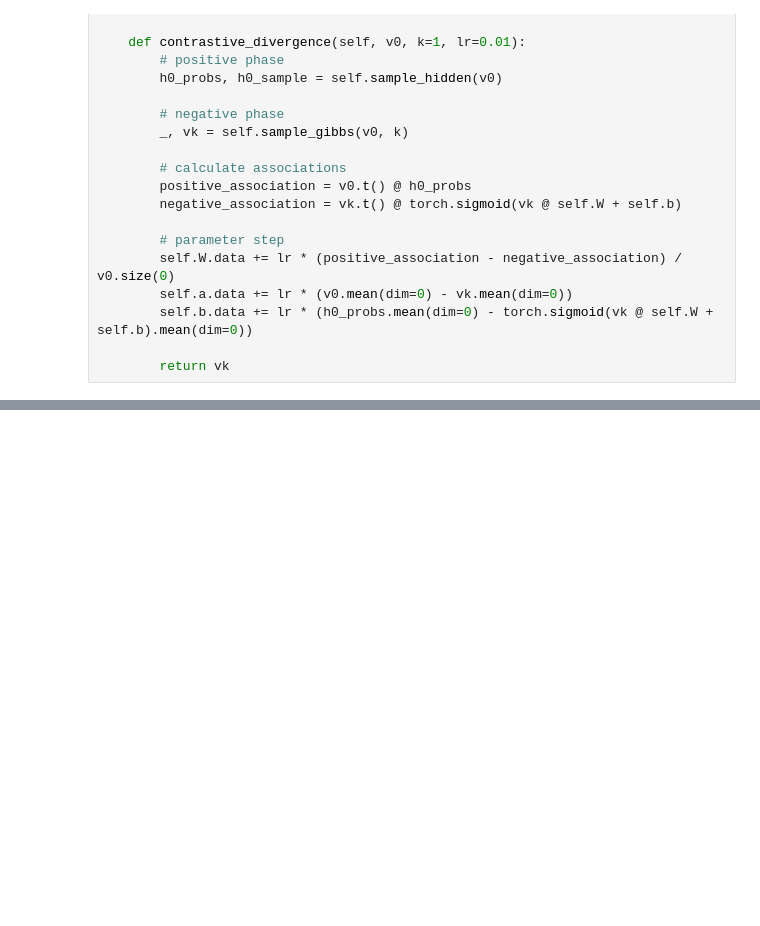
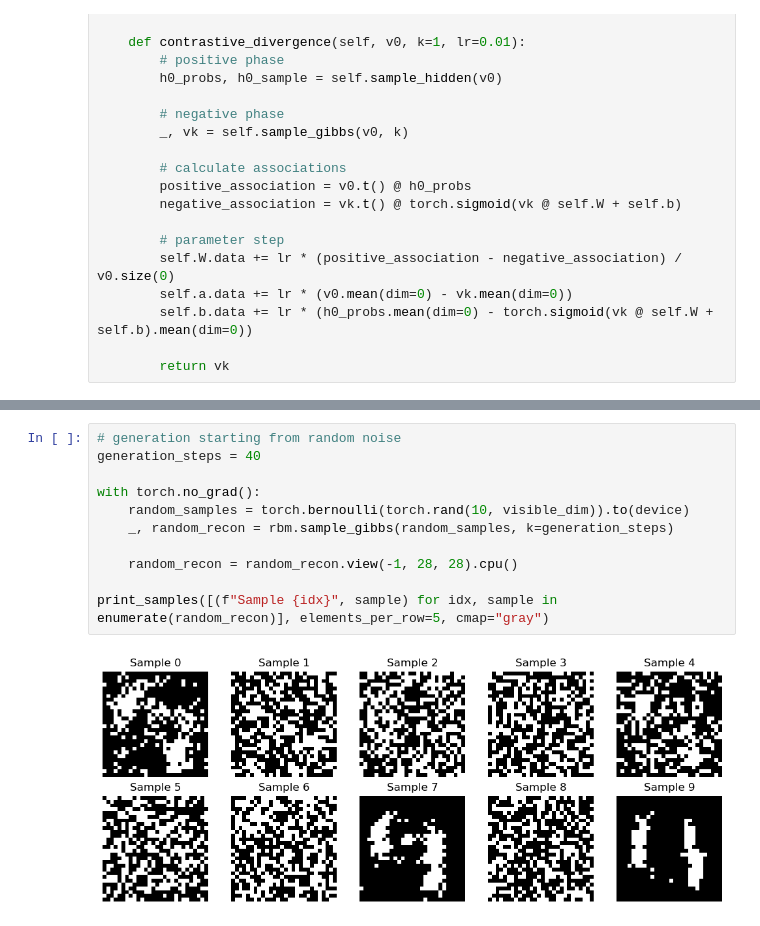
Before and after one commit to simontonner/neural-quantum-tomo, a Jupyter notebook: warm_up/rbm_vanilla/rbm_mnist_pt.ipynb, the cells around one changed output, grey strips where cells are left out. Cells and saved outputs as stored; diff of their text form; blank space fills up the shorter version.

```diff
--- a/warm_up/rbm_vanilla/rbm_mnist_pt.ipynb
+++ b/warm_up/rbm_vanilla/rbm_mnist_pt.ipynb
@@ -182,0 +206,13 @@ print_samples(inverted_demo_recon_probs, elements_per_row=10, cmap="gray")
+# %%
+# generation starting from random noise
+generation_steps = 40
+
+with torch.no_grad():
+    random_samples = torch.bernoulli(torch.rand(10, visible_dim)).to(device)
+    _, random_recon = rbm.sample_gibbs(random_samples, k=generation_steps)
+
+    random_recon = random_recon.view(-1, 28, 28).cpu()
+
+print_samples([(f"Sample {idx}", sample) for idx, sample in enumerate(random_recon)], elements_per_row=5, cmap="gray")
+# %% [output]
+[figure, added]
```
Also changed, not shown: parts of 4 cells of this notebook, 6 other files.
